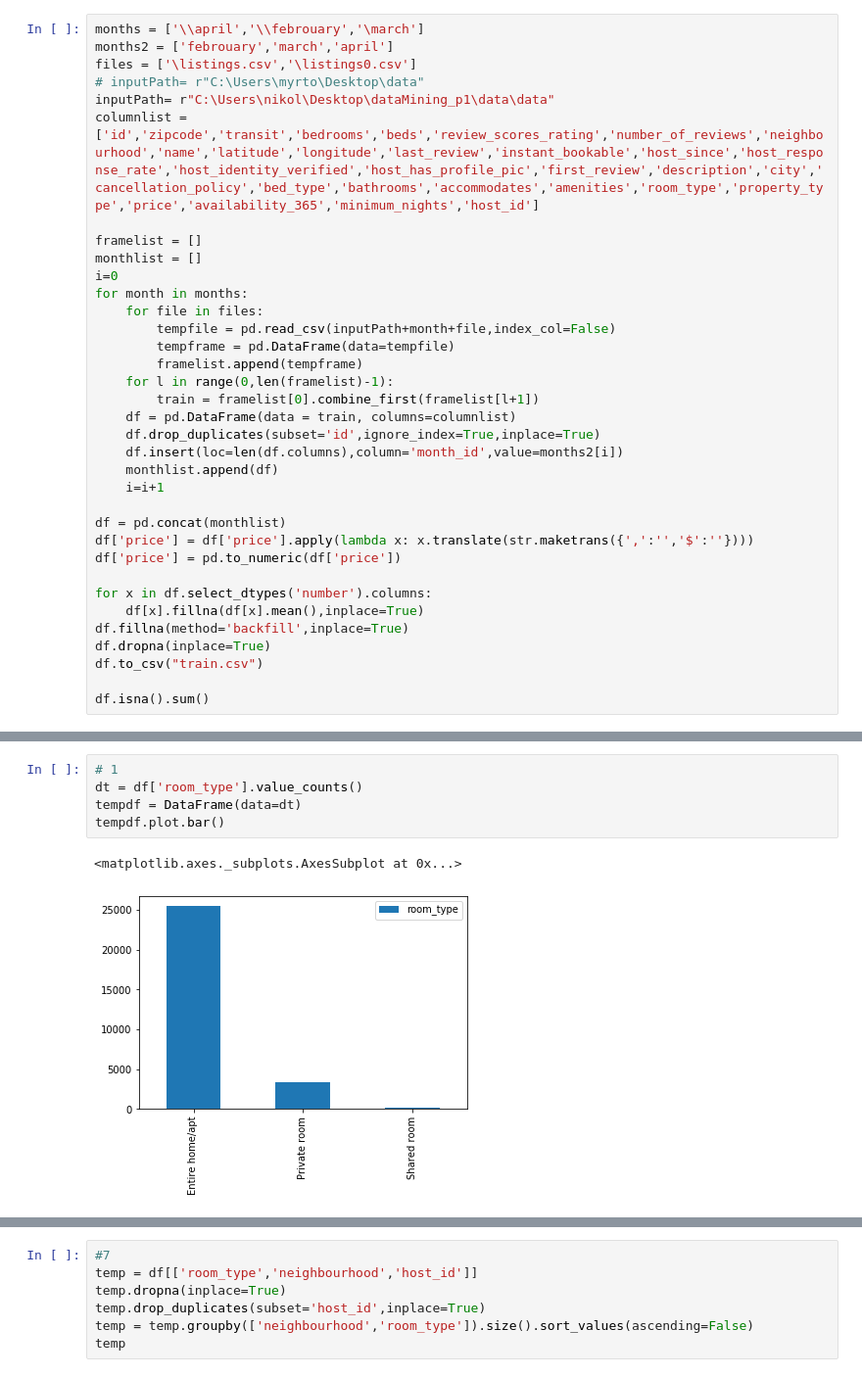
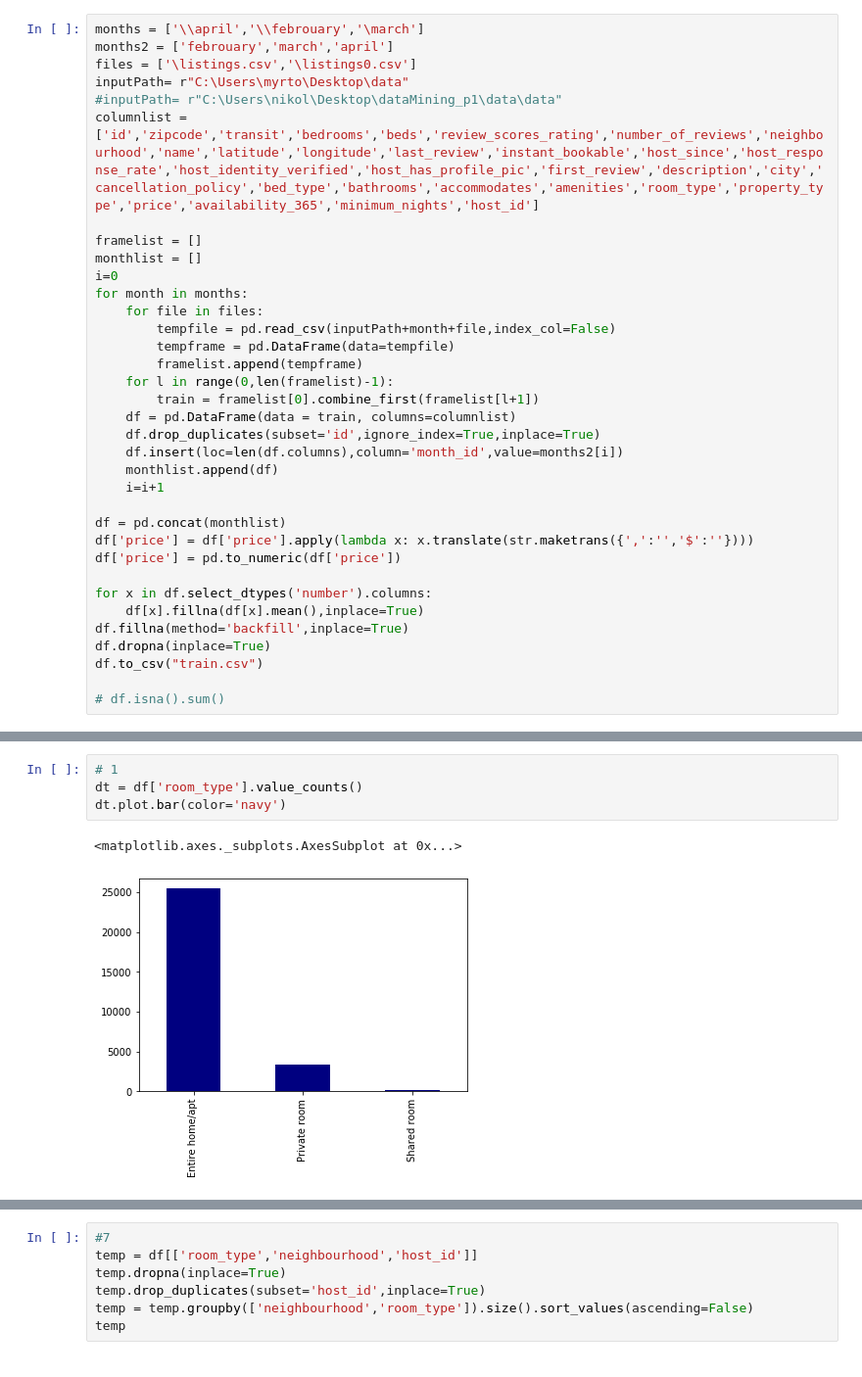
Before and after one commit to Myrto-Iglezou/Airbnb-Data-Analysis-, a Jupyter notebook: dm_project_1.ipynb, the cells around one changed output, grey strips where cells are left out. Shown at 98% size. Drawn from its saved outputs; the diff is of its cells as text.

```diff
--- a/dm_project_1.ipynb
+++ b/dm_project_1.ipynb
@@ -28,8 +30,8 @@ from nltk.stem import WordNetLemmatizer,PorterStemmer
 months = ['\\april','\\febrouary','\march']
 months2 = ['febrouary','march','april']
 files = ['\listings.csv','\listings0.csv']
-# inputPath= r"C:\Users\myrto\Desktop\data"
-inputPath= r"C:\Users\nikol\Desktop\dataMining_p1\data\data"
+inputPath= r"C:\Users\myrto\Desktop\data"
+#inputPath= r"C:\Users\nikol\Desktop\dataMining_p1\data\data"
 columnlist = ['id','zipcode','transit','bedrooms','beds','review_scores_rating','number_of_reviews','neighbourhood','name','latitude','longitude','last_review','instant_bookable','host_since','host_response_rate','host_identity_verified','host_has_profile_pic','first_review','description','city','cancellation_policy','bed_type','bathrooms','accommodates','amenities','room_type','property_type','price','availability_365','minimum_nights','host_id']
 
 framelist = []
@@ -58,4 +60,4 @@ df.fillna(method='backfill',inplace=True)
 df.dropna(inplace=True)
 df.to_csv("train.csv")
 
-df.isna().sum()
+# df.isna().sum()
@@ -80,10 +76,9 @@ dtype: int64
 # %%
 # 1
 dt = df['room_type'].value_counts()
-tempdf = DataFrame(data=dt)
-tempdf.plot.bar()
+dt.plot.bar(color='navy')
 # %% [output]
 <matplotlib.axes._subplots.AxesSubplot at 0x...>
-[figure, old version]
+[figure, new version]
 # %%
 # 2
```
Also changed, not shown: parts of 13 cells of this notebook.
